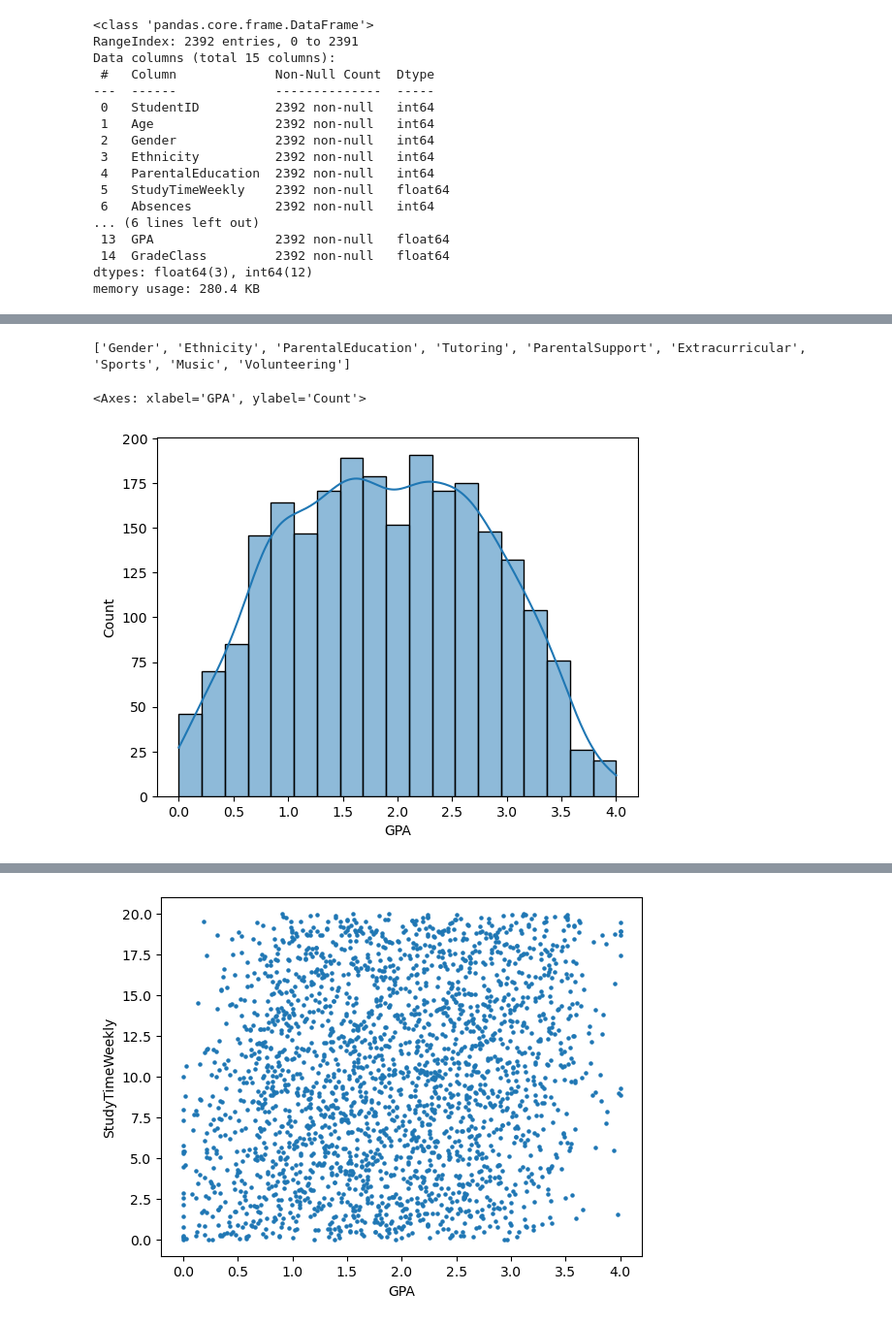
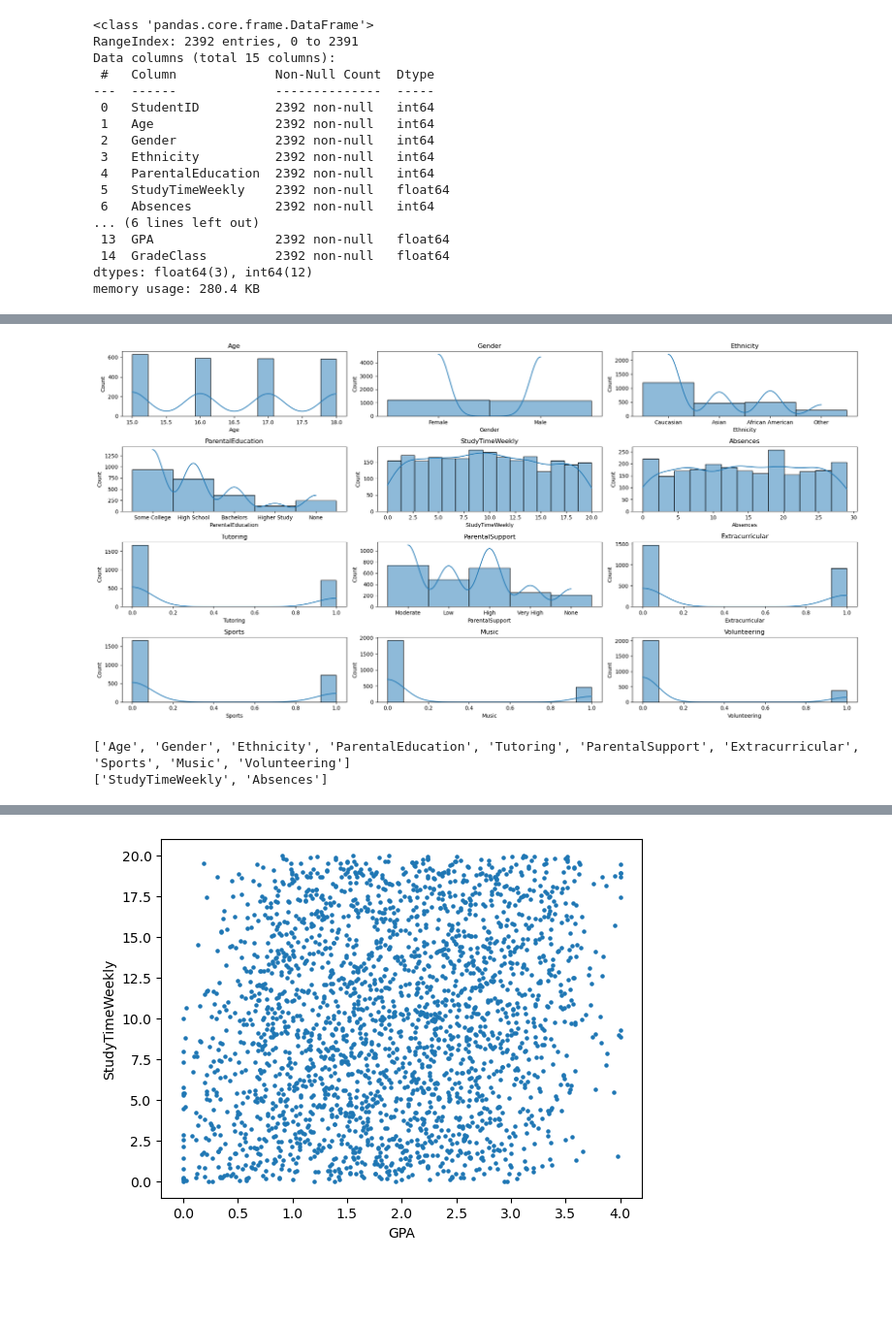
Before and after one commit to KCSchmutz/MLG382_Guided_Project_GroupX, a Jupyter notebook: MLG382_Guided_Project_GroupX_Notebook.ipynb, the cells around one changed output, grey strips where cells are left out. Shown at 97% size. Cells and saved outputs as stored; diff of their text form; code cells hidden in the pictures; blank space fills up the shorter version.

```diff
--- a/MLG382_Guided_Project_GroupX_Notebook.ipynb
+++ b/MLG382_Guided_Project_GroupX_Notebook.ipynb
@@ -67,15 +83,26 @@ Columns: [StudentID, Age, Gender, Ethnicity, ParentalEducation, StudyTimeWeekly,
 Index: []
+# %%
+#Looking at the distribution of the features
+output_Var = "GPA"
+features = df2.columns.drop(output_Var).tolist()
+plt.figure(figsize=(20, 10))
+for i, col in enumerate(features):
+    plt.subplot(4, 3, i+1)
+    sns.histplot(df2[col], kde=True)
+    plt.title(col)
+plt.tight_layout()
+plt.show()
+# %% [output]
+[figure, added]
 # %%
 output_Var = "GPA"
-all_features = df.columns.drop([output_Var, "GradeClass", "StudentID"]).tolist()
-categorical_features = df.columns.drop([output_Var, "GradeClass", "StudentID", "StudyTimeWeekly", "Absences", "Age"]).tolist()
+categorical_features = df2.columns.drop([output_Var, "StudyTimeWeekly", "Absences"]).tolist()
+
+scalar_features = df2.columns.drop([output_Var, "Age", "Gender", "Ethnicity", "ParentalEducation", "Tutoring", "ParentalSupport", "Extracurricular", "Sports", "Music", "Volunteering"]).tolist()
 #splitting the output variable from our features and dropping the unique identifier
 
 print(categorical_features)
+print(scalar_features)
 # %% [output]
-['Gender', 'Ethnicity', 'ParentalEducation', 'Tutoring', 'ParentalSupport', 'Extracurricular', 'Sports', 'Music', 'Volunteering']
+['Age', 'Gender', 'Ethnicity', 'ParentalEducation', 'Tutoring', 'ParentalSupport', 'Extracurricular', 'Sports', 'Music', 'Volunteering']
+['StudyTimeWeekly', 'Absences']
-# %%
-sns.histplot(df["GPA"], kde = True)
-# %% [output]
-<Axes: xlabel='GPA', ylabel='Count'>
-[figure, removed]
```
Also changed, not shown: parts of 15 cells of this notebook, 1 other file.
